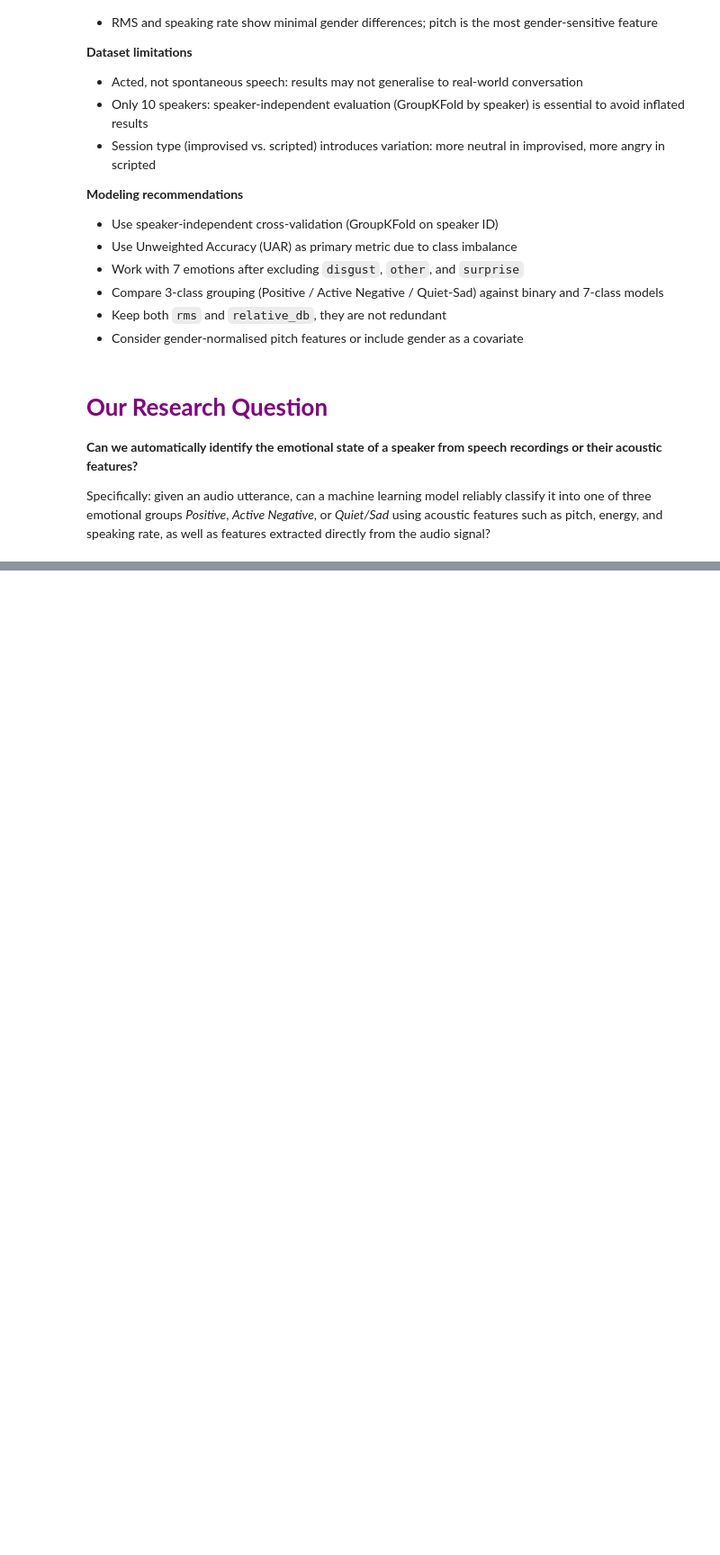
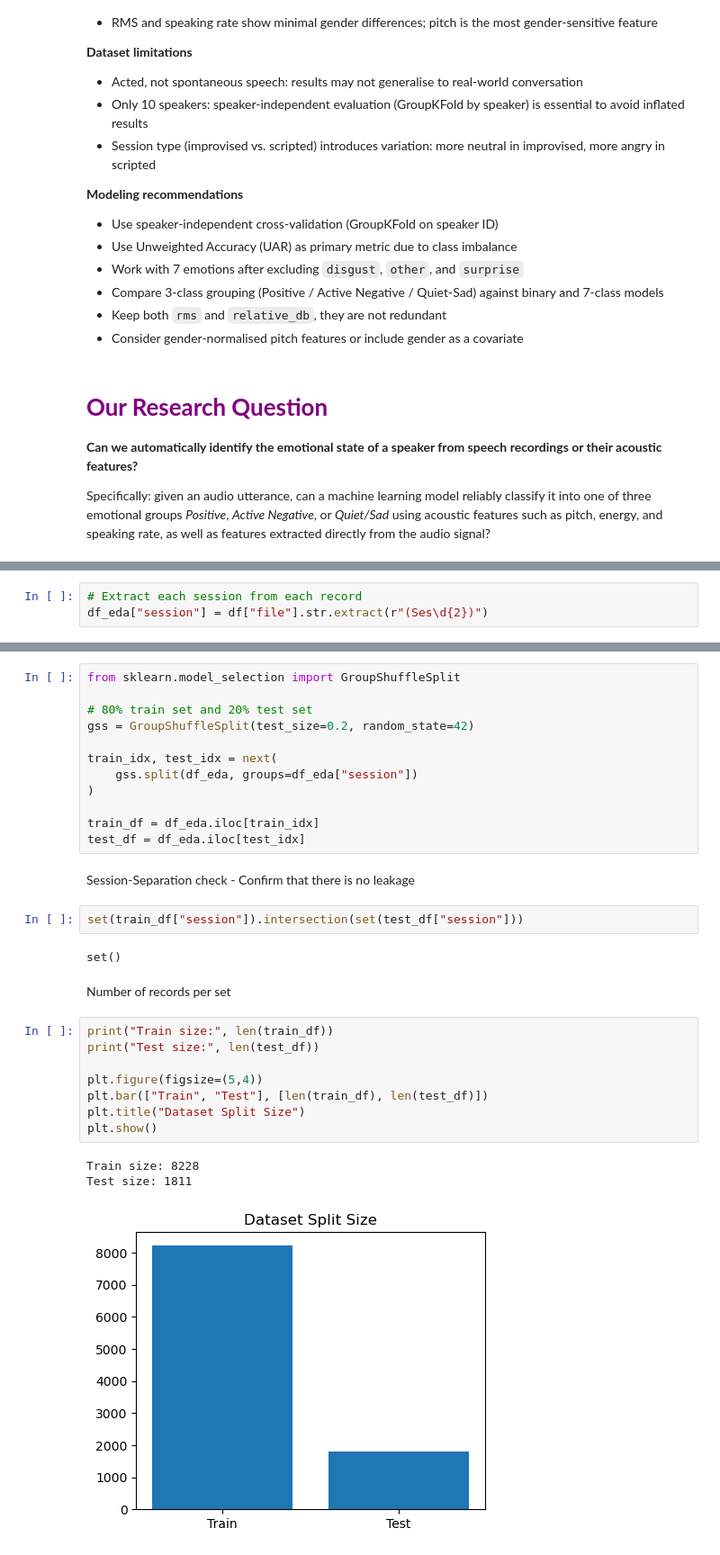
Before and after one commit to almahova/iemocap-proj, a Jupyter notebook: notebooks/iemocap-analysis.ipynb, the cells around one changed output, grey strips where cells are left out. Shown at 90% size. Cells and saved outputs as stored; diff of their text form; blank space fills up the shorter version.

Commit message:
update EDA part and start modelling pipeline

```diff
--- a/notebooks/iemocap-analysis.ipynb
+++ b/notebooks/iemocap-analysis.ipynb
@@ -972,0 +776,3 @@ Specifically: given an audio utterance, can a machine learning model reliably cl
+# %%
+# Extract each session from each record
+df_eda["session"] = df["file"].str.extract(r"(Ses\d{2})")
@@ -972,0 +798,32 @@ Specifically: given an audio utterance, can a machine learning model reliably cl
+# %%
+from sklearn.model_selection import GroupShuffleSplit
+
+# 80% train set and 20% test set
+gss = GroupShuffleSplit(test_size=0.2, random_state=42)
+
+train_idx, test_idx = next(
+    gss.split(df_eda, groups=df_eda["session"])
+)
+
+train_df = df_eda.iloc[train_idx]
+test_df = df_eda.iloc[test_idx]
+# %% [markdown]
+Session-Separation check - Confirm that there is no leakage
+# %%
+set(train_df["session"]).intersection(set(test_df["session"]))
+# %% [output]
+set()
+# %% [markdown]
+Number of records per set
+# %%
+print("Train size:", len(train_df))
+print("Test size:", len(test_df))
+
+plt.figure(figsize=(5,4))
+plt.bar(["Train", "Test"], [len(train_df), len(test_df)])
+plt.title("Dataset Split Size")
+plt.show()
+# %% [output]
+Train size: 8228
+Test size: 1811
+[figure, added]
```
Also changed, not shown: parts of 33 cells of this notebook, 2 other files.
